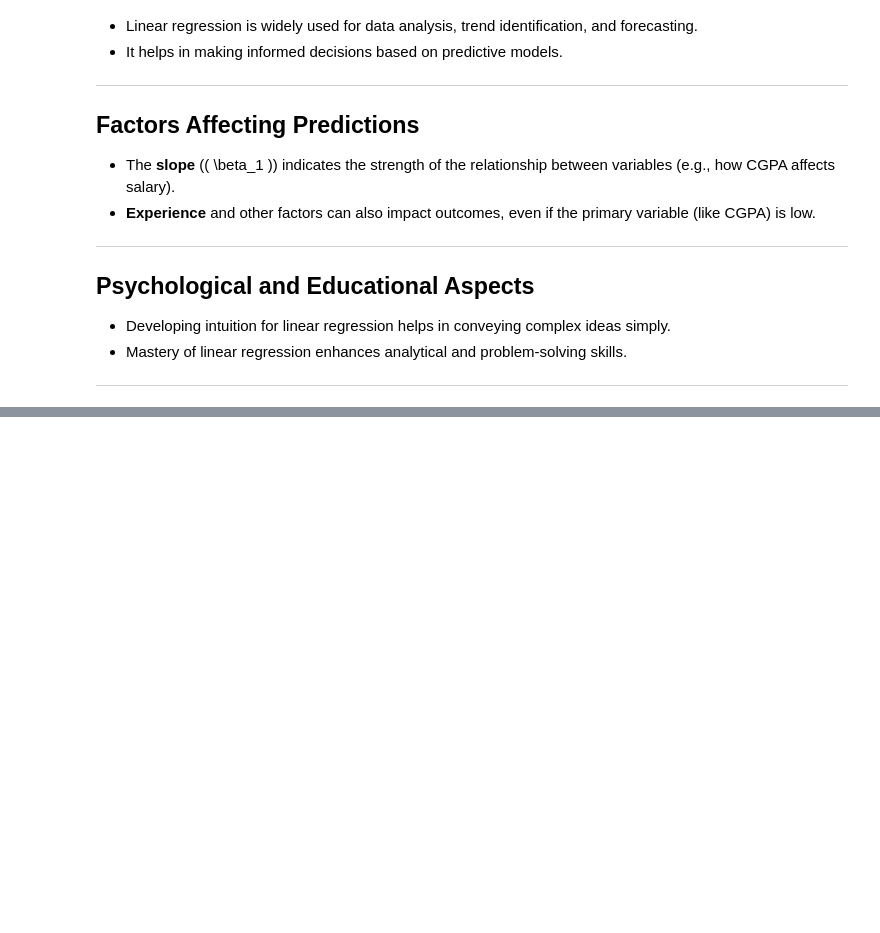
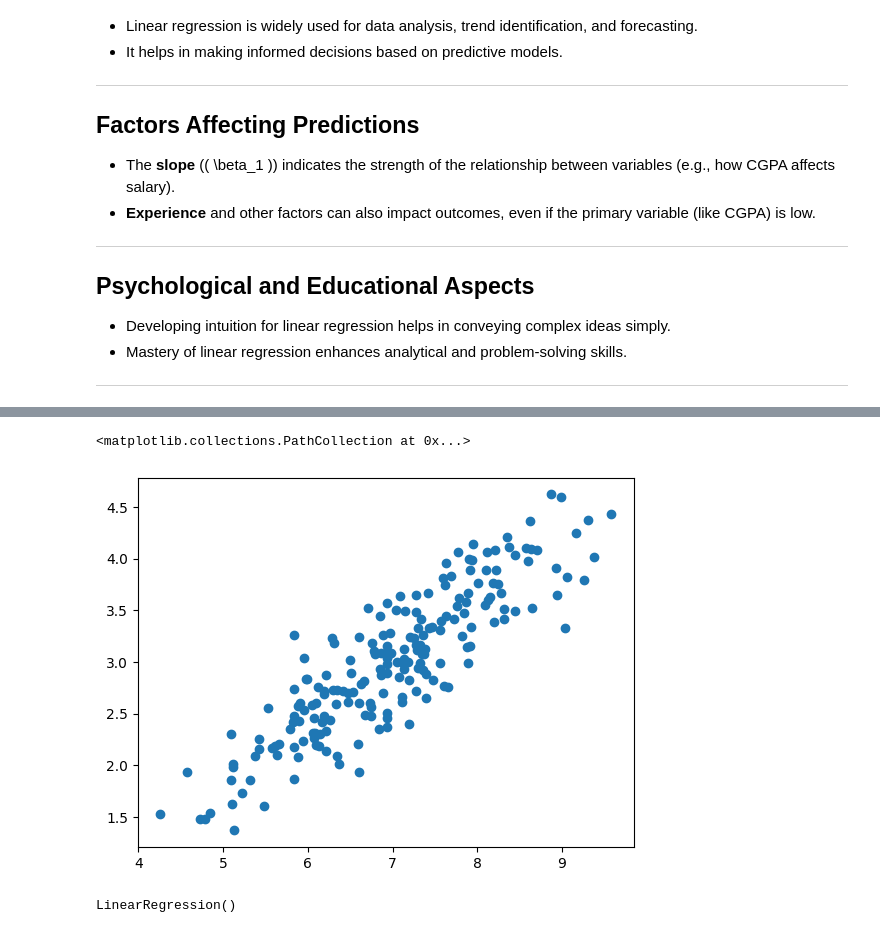
Before and after one commit to khanalasmit/machinelearning, a Jupyter notebook: 30-linear-regression/linear_regression.ipynb, the cells around one changed output, grey strips where cells are left out. Drawn from its saved outputs; the diff is of its cells as text; code cells hidden in the pictures; blank space fills up the shorter version.

Commit message:
completed the code example on simple linear regression

```diff
--- a/30-linear-regression/linear_regression.ipynb
+++ b/30-linear-regression/linear_regression.ipynb
@@ -92,3 +92,5 @@ $$
 import numpy as np
 import pandas as pd
 import matplotlib.pyplot as plt
+# %%
+data=pd.read_csv('C:/Users/Acer/OneDrive/Documents/MACLEARNING/machinelearning/data/placement.csv')
@@ -94,0 +108,5 @@ import matplotlib.pyplot as plt
+# %%
+plt.scatter(x=data['cgpa'],y=data['package'])
+# %% [output]
+<matplotlib.collections.PathCollection at 0x...>
+[figure, added]
@@ -94,0 +121,5 @@ import matplotlib.pyplot as plt
+# %%
+lr=LinearRegression()
+lr.fit(x_train,y_train)
+# %% [output]
+LinearRegression()
```
Also changed, not shown: parts of 14 cells of this notebook.
